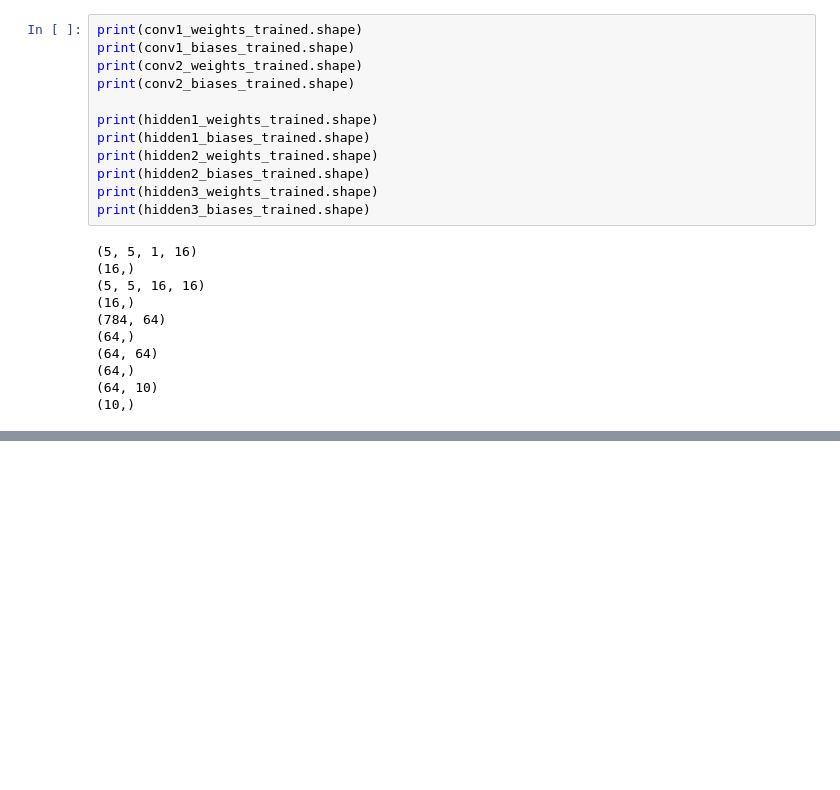
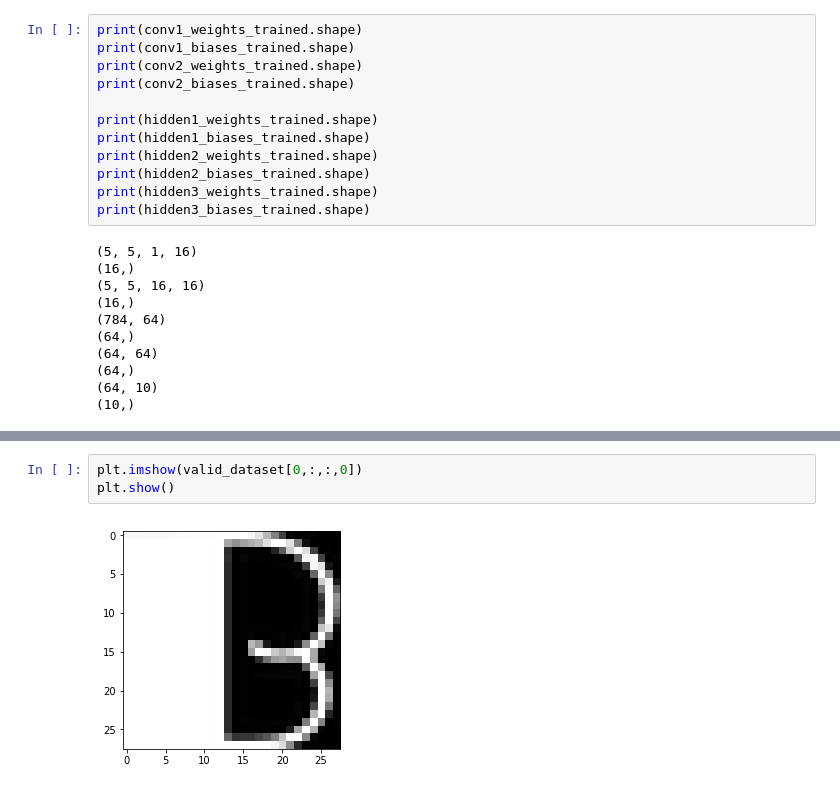
Before and after one commit to KhanShabnam/AnalyzeThis_2017_AI_Challenge, a Jupyter notebook: notmnist_conv_pretrained.ipynb, the cells around one changed output, grey strips where cells are left out. Drawn from its saved outputs; the diff is of its cells as text; blank space fills up the shorter version.

```diff
--- a/notmnist_conv_pretrained.ipynb
+++ b/notmnist_conv_pretrained.ipynb
@@ -198,0 +203,5 @@ plt.show()
+# %%
+plt.imshow(valid_dataset[0,:,:,0])
+plt.show()
+# %% [output]
+[figure, added]
```
Also changed, not shown: parts of 11 cells of this notebook, 3 other files.
